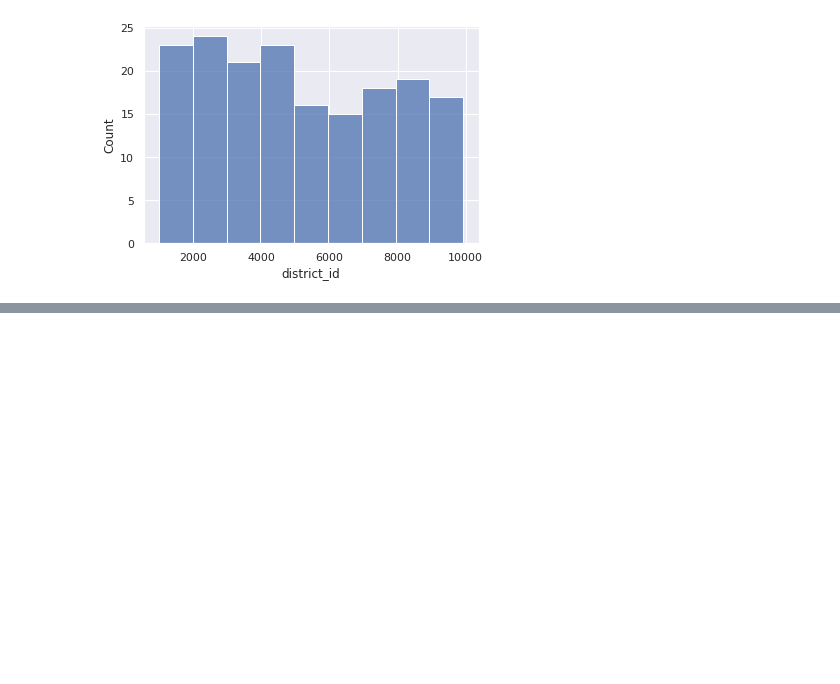
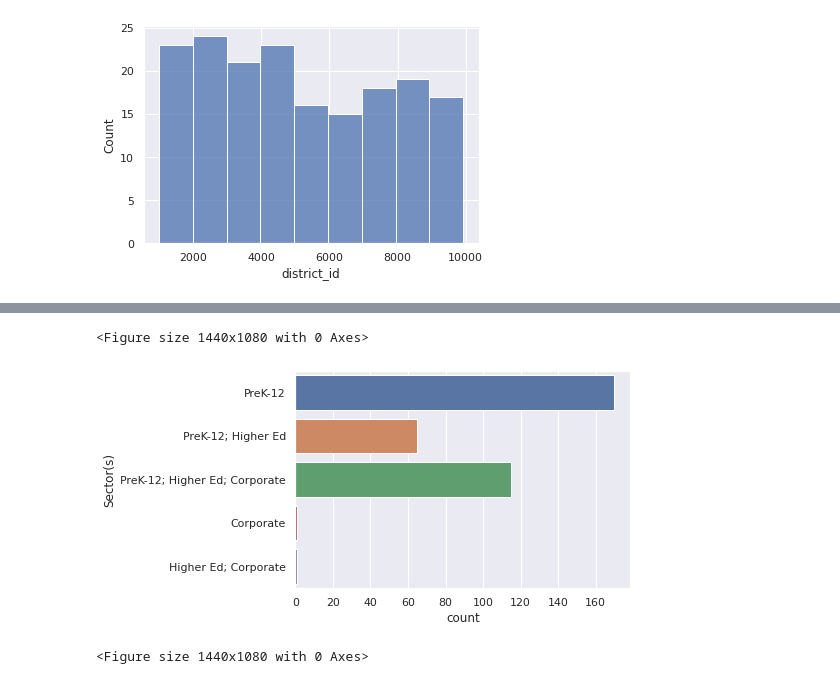
Before and after one commit to rajn5181/LearnPlatform-COVID-19-Impact-on-Digital-Learning, a Jupyter notebook: LearnPlatform COVID-19 Impact on Digital Learning.ipynb, the cells around one changed output, grey strips where cells are left out. Drawn from its saved outputs; the diff is of its cells as text; code cells hidden in the pictures; blank space fills up the shorter version.

```diff
--- a/LearnPlatform COVID-19 Impact on Digital Learning.ipynb
+++ b/LearnPlatform COVID-19 Impact on Digital Learning.ipynb
@@ -341,0 +342,8 @@ SyntaxError: ignored
+# %%
+sns.set_theme(style="darkgrid")
+sns.countplot(y=products['Sector(s)'])
+plt.figure(figsize=(20,15))
+# %% [output]
+<Figure size 1440x1080 with 0 Axes>
+[figure, added]
+<Figure size 1440x1080 with 0 Axes>
```
Also changed, not shown: parts of 4 cells of this notebook.
